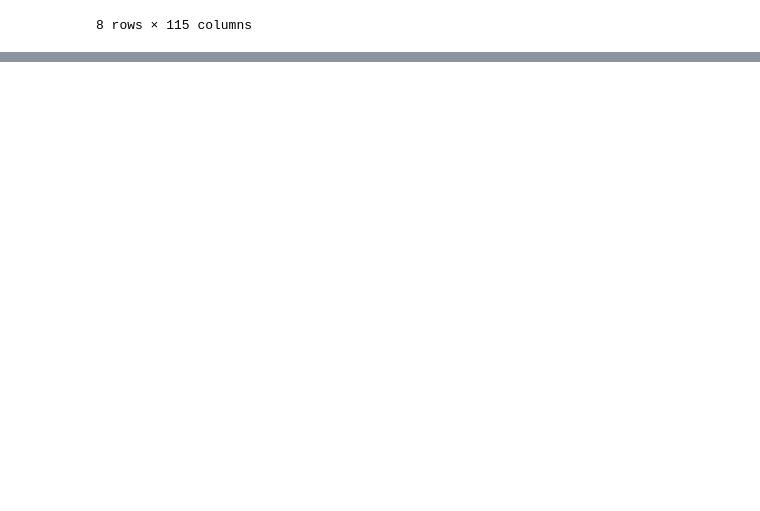
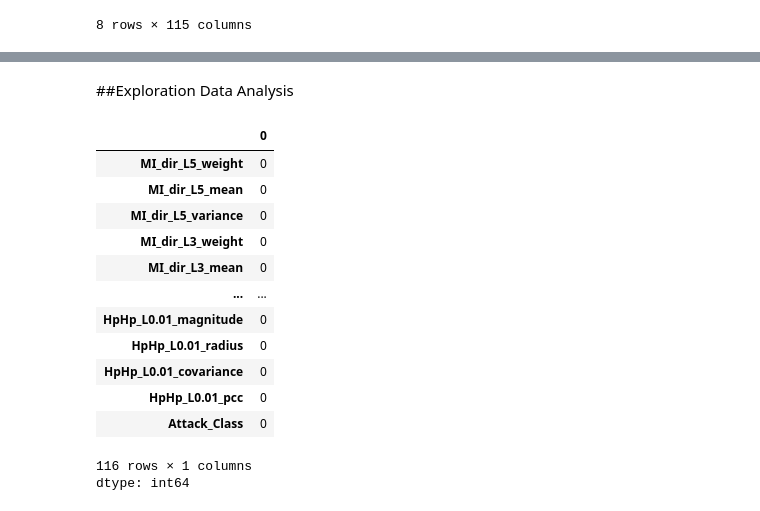
Before and after one commit to Shamiul-693/detection_of_IoT_botnet_attacks_N_BaIoT-, a Jupyter notebook: N_BaIoT.ipynb, the cells around one changed output, grey strips where cells are left out. Drawn from its saved outputs; the diff is of its cells as text; code cells hidden in the pictures; blank space fills up the shorter version.

```diff
--- a/N_BaIoT.ipynb
+++ b/N_BaIoT.ipynb
@@ -196,0 +262,19 @@ df.describe()
+# %% [markdown]
+##Exploration Data Analysis
+# %%
+df.isnull().sum()   # Identifying Missing Values
+# %% [output]
+|  | 0 |
+| MI_dir_L5_weight | 0 |
+| MI_dir_L5_mean | 0 |
+| MI_dir_L5_variance | 0 |
+| MI_dir_L3_weight | 0 |
+| MI_dir_L3_mean | 0 |
+| ... | ... |
+| HpHp_L0.01_magnitude | 0 |
+| HpHp_L0.01_radius | 0 |
+| HpHp_L0.01_covariance | 0 |
+| HpHp_L0.01_pcc | 0 |
+| Attack_Class | 0 |
+116 rows × 1 columns
+dtype: int64
```
Also changed, not shown: parts of 6 cells of this notebook.
